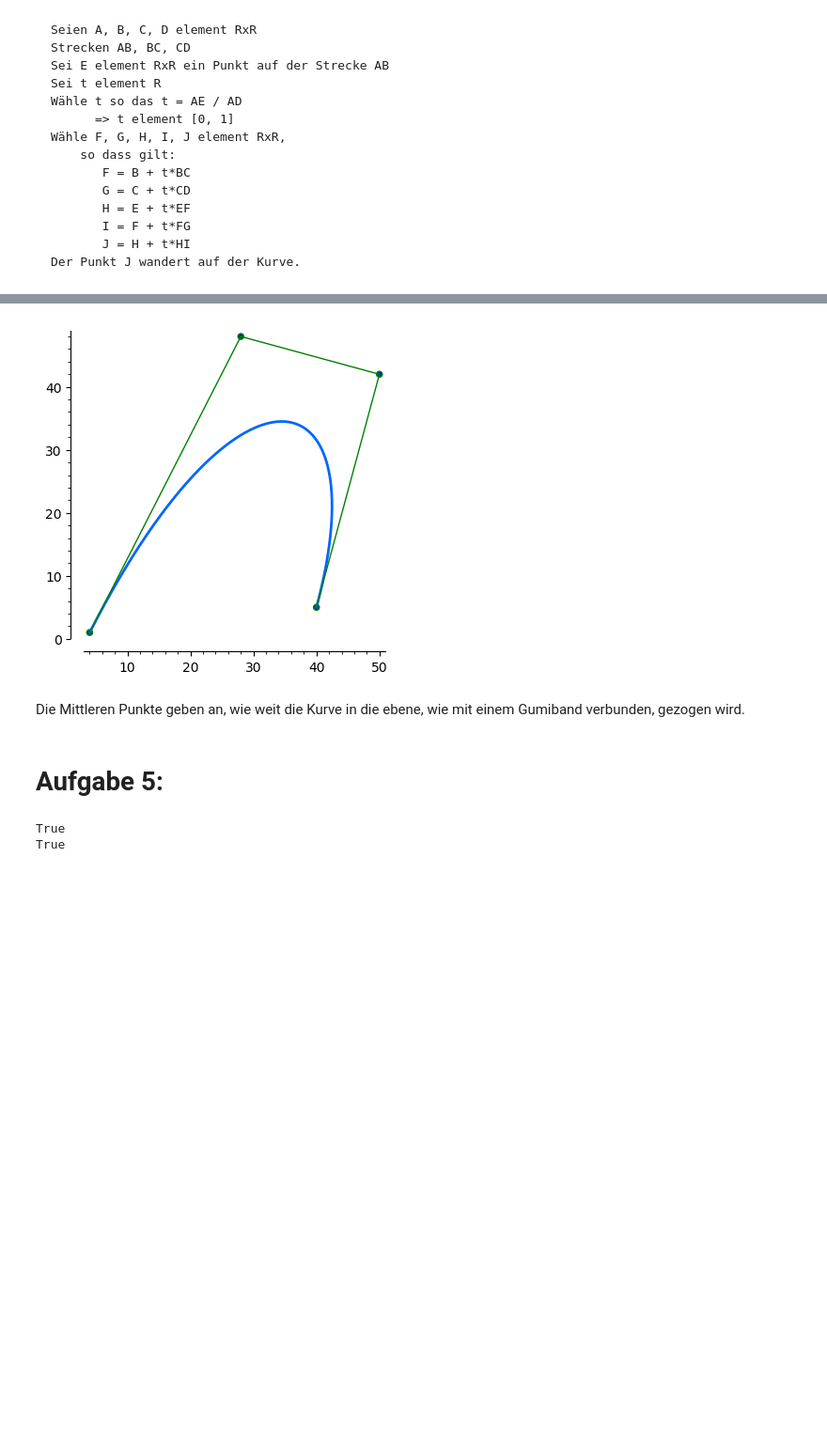
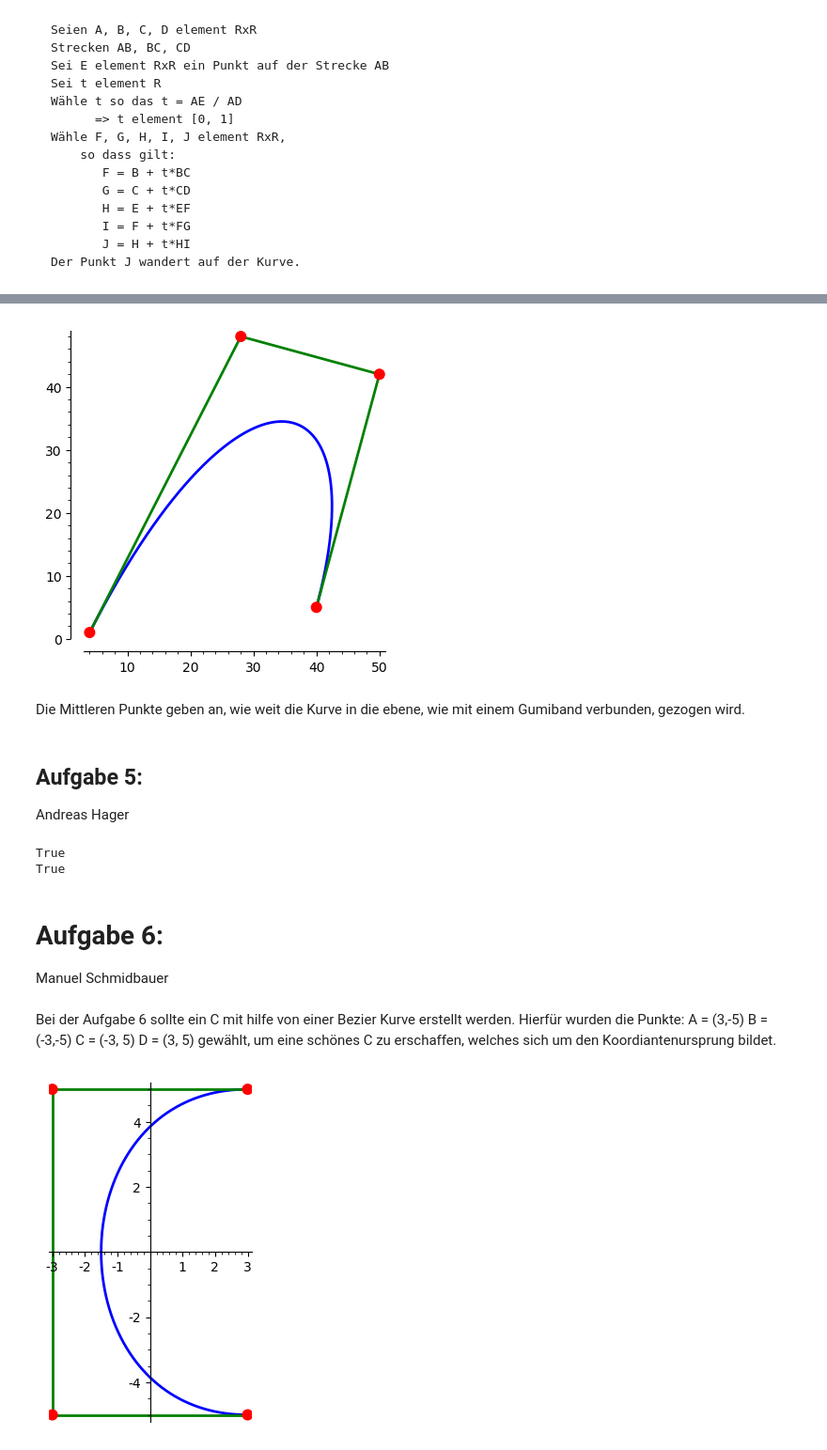
Before and after one commit to AndHager/Bezier, a Jupyter notebook: BezierAndreas.ipynb, the cells around one changed output, grey strips where cells are left out. Shown at 94% size. Saved outputs shown, nothing was run; the diff lists cells and outputs as text; code cells hidden in the pictures; blank space fills up the shorter version.

```diff
--- a/BezierAndreas.ipynb
+++ b/BezierAndreas.ipynb
@@ -130,16 +196,14 @@ p4 = vector([40, 5])
 
 cubic = CubicBezier(p1, p2, p3, p4)
 
-plot = cubic.getKurve()
-plot += cubic.drawBaseLines()
-plot += list_plot([p1, p2, p3, p4])
-show(plot)
+show(cubic.get_full_plot())
 # %% [output]
-[figure, old version]
+[figure, new version]
 # %% [markdown]
 Die Mittleren Punkte geben an, wie weit die Kurve in die ebene, wie mit einem Gumiband verbunden, gezogen wird.
 # %% [markdown]
-# Aufgabe 5:
+## Aufgabe 5:
+Andreas Hager
 # %%
 # Aufstellen einer algemeinen kubischen Bezier-Kurve,
 # mit den Punkten P_1, P_2, P_3, P_4, welche durch die Vectoren p1, p2, p3, p4
@@ -176,3 +240,19 @@ print(dSubs1Vector == 3*(p4 - p3))
 # %% [output]
 True
 True
+# %% [markdown]
+# Aufgabe 6:
+Manuel Schmidbauer
+# %% [markdown]
+Bei der Aufgabe 6 sollte ein C mit hilfe von einer Bezier Kurve erstellt werden.
+Hierfür wurden die Punkte:
+A = (3,-5)
+B = (-3,-5)
+C = (-3, 5)
+D = (3, 5)
+gewählt, um eine schönes C zu erschaffen, welches sich um den Koordiantenursprung bildet.
+# %%
+c = CubicBezier(vector([3, -5]), vector([-3, -5]), vector([-3, 5]), vector([3, 5]))
+show(c.get_full_plot())
+# %% [output]
+[figure, added]
```
Also changed, not shown: parts of 26 cells of this notebook.
